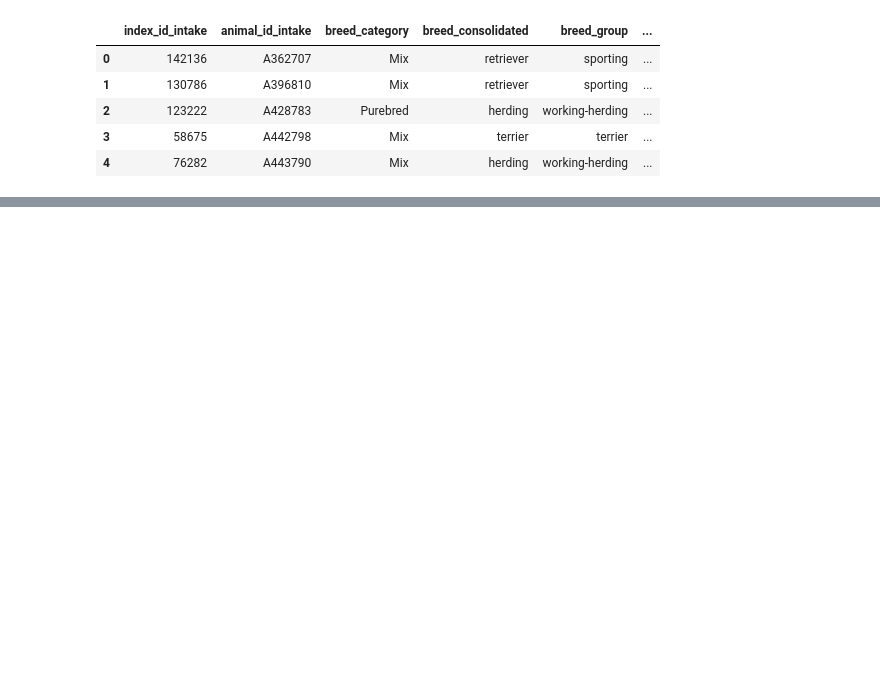
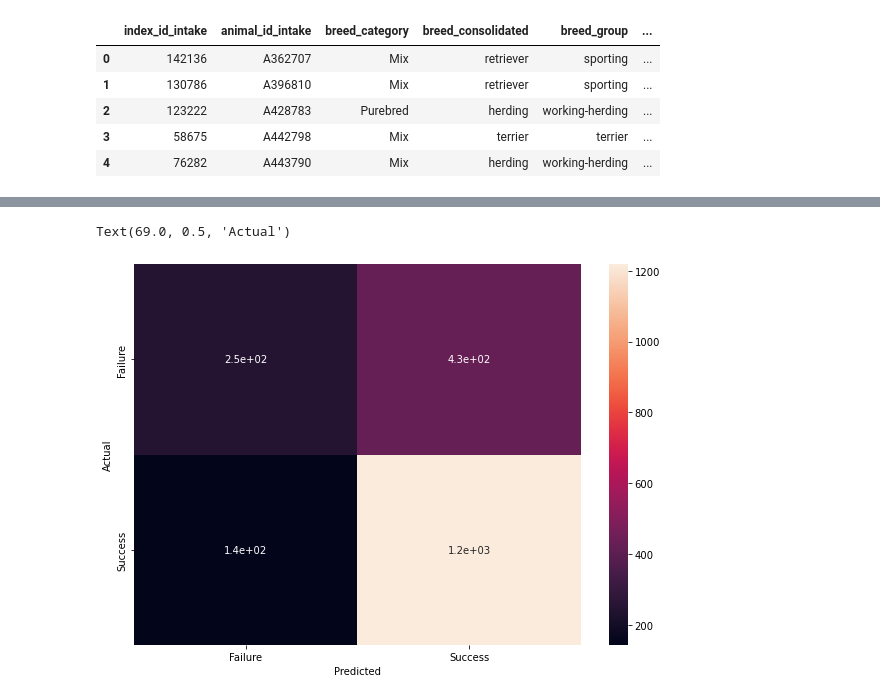
Before and after one commit to CorinneBean/Project_A_Team, a Jupyter notebook: Notebooks/Dogs Neural Network.ipynb, the cells around one changed output, grey strips where cells are left out. Cells and saved outputs as stored; diff of their text form; code cells hidden in the pictures; blank space fills up the shorter version.

```diff
--- a/Notebooks/Dogs Neural Network.ipynb
+++ b/Notebooks/Dogs Neural Network.ipynb
@@ -193,7 +199,7 @@ Loss: 0.11685849726200104, Accuracy: 0.990667998790741
 # %%
 # Define the logistic regression model
 from sklearn.linear_model import LogisticRegression
-log_classifier = LogisticRegression(solver="lbfgs",max_iter=200)
+log_classifier = LogisticRegression(solver="lbfgs",max_iter=1000)
 
 # Train the model
 log_classifier.fit(X_train,y_train)
@@ -260,0 +276,4 @@ svm.fit(X_train, y_train)
+# %%
+# Making predictions using the testing data.
+predictions = rf_model.predict(X_test_scaled)
+predictions
@@ -260,0 +282,9 @@ svm.fit(X_train, y_train)
+# %%
+# Calculating the confusion matrix.
+cm = confusion_matrix(y_test, predictions)
+
+# Create a DataFrame from the confusion matrix.
+cm_df = pd.DataFrame(
+    cm, index=["Failure", "Success"], columns=["Failure", "Success"])
+
+cm_df
@@ -260,0 +361,15 @@ svm.fit(X_train, y_train)
+# %%
+#Plotting a confustion matrix using matplotlib
+
+
+%matplotlib inline
+import matplotlib.pyplot as plt
+
+import seaborn as sn
+plt.figure(figsize=(10,7))
+sn.heatmap(cm_df,annot=True)
+plt.xlabel('Predicted')
+plt.ylabel('Actual')
+# %% [output]
+Text(69.0, 0.5, 'Actual')
+[figure, added]
```
Also changed, not shown: parts of 36 cells of this notebook, 6 other files.
